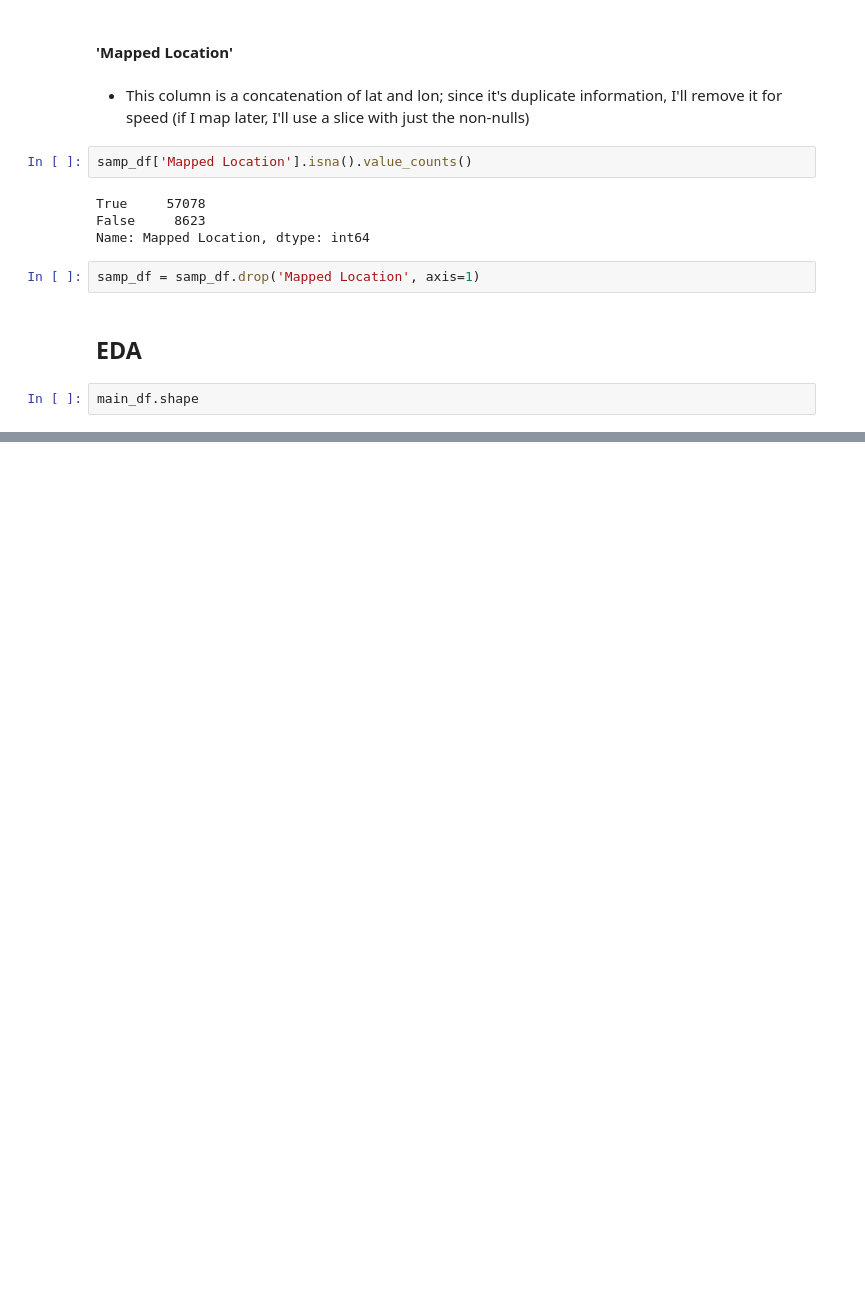
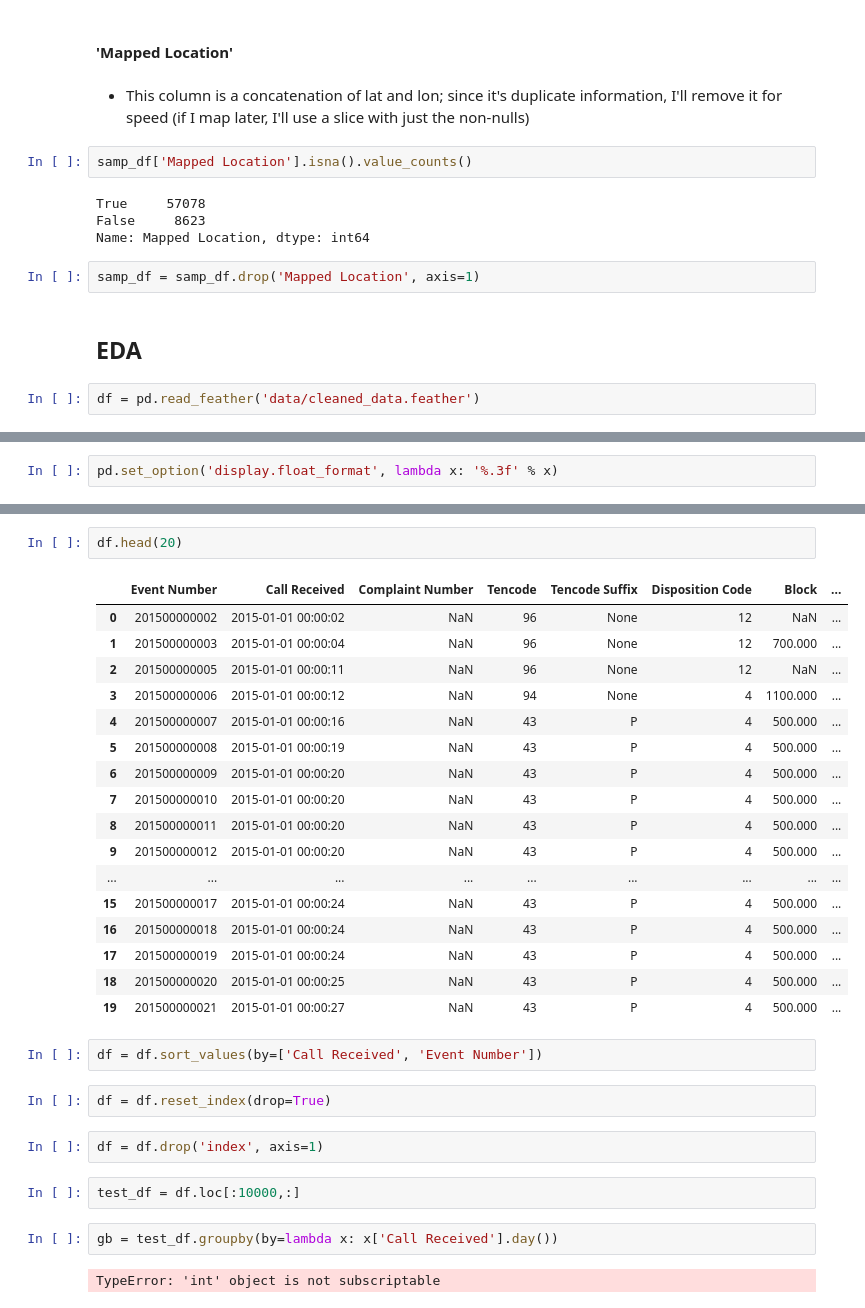
Before and after one commit to JacobTews/nash_police, a Jupyter notebook: process.ipynb, the cells around one changed output, grey strips where cells are left out. Cells and saved outputs as stored; diff of their text form; blank space fills up the shorter version.

Commit message:
working on grouping data

```diff
--- a/process.ipynb
+++ b/process.ipynb
@@ -853,4 +855,4 @@ samp_df = samp_df.drop('Mapped Location', axis=1)
 # %% [markdown]
 ## EDA
 # %%
-main_df.shape
+df = pd.read_feather('data/cleaned_data.feather')
@@ -858,0 +870,2 @@ main_df.shape
+# %%
+pd.set_option('display.float_format', lambda x: '%.3f' % x)
@@ -858,0 +904,32 @@ main_df.shape
+# %%
+df.head(20)
+# %% [output]
+|  | Event Number | Call Received | Complaint Number | Tencode | Tencode Suffix | Disposition Code | Block | ... |
+| 0 | 201500000002 | 2015-01-01 00:00:02 | NaN | 96 | None | 12 | NaN | ... |
+| 1 | 201500000003 | 2015-01-01 00:00:04 | NaN | 96 | None | 12 | 700.000 | ... |
+| 2 | 201500000005 | 2015-01-01 00:00:11 | NaN | 96 | None | 12 | NaN | ... |
+| 3 | 201500000006 | 2015-01-01 00:00:12 | NaN | 94 | None | 4 | 1100.000 | ... |
+| 4 | 201500000007 | 2015-01-01 00:00:16 | NaN | 43 | P | 4 | 500.000 | ... |
+| 5 | 201500000008 | 2015-01-01 00:00:19 | NaN | 43 | P | 4 | 500.000 | ... |
+| 6 | 201500000009 | 2015-01-01 00:00:20 | NaN | 43 | P | 4 | 500.000 | ... |
+| 7 | 201500000010 | 2015-01-01 00:00:20 | NaN | 43 | P | 4 | 500.000 | ... |
+| 8 | 201500000011 | 2015-01-01 00:00:20 | NaN | 43 | P | 4 | 500.000 | ... |
+| 9 | 201500000012 | 2015-01-01 00:00:20 | NaN | 43 | P | 4 | 500.000 | ... |
+| ... | ... | ... | ... | ... | ... | ... | ... | ... |
+| 15 | 201500000017 | 2015-01-01 00:00:24 | NaN | 43 | P | 4 | 500.000 | ... |
+| 16 | 201500000018 | 2015-01-01 00:00:24 | NaN | 43 | P | 4 | 500.000 | ... |
+| 17 | 201500000019 | 2015-01-01 00:00:24 | NaN | 43 | P | 4 | 500.000 | ... |
+| 18 | 201500000020 | 2015-01-01 00:00:25 | NaN | 43 | P | 4 | 500.000 | ... |
+| 19 | 201500000021 | 2015-01-01 00:00:27 | NaN | 43 | P | 4 | 500.000 | ... |
+# %%
+df = df.sort_values(by=['Call Received', 'Event Number'])
+# %%
+df = df.reset_index(drop=True)
+# %%
+df = df.drop('index', axis=1)
+# %%
+test_df = df.loc[:10000,:]
+# %%
+gb = test_df.groupby(by=lambda x: x['Call Received'].day())
+# %% [output]
+TypeError: 'int' object is not subscriptable
```
Also changed, not shown: parts of 9 cells of this notebook.
